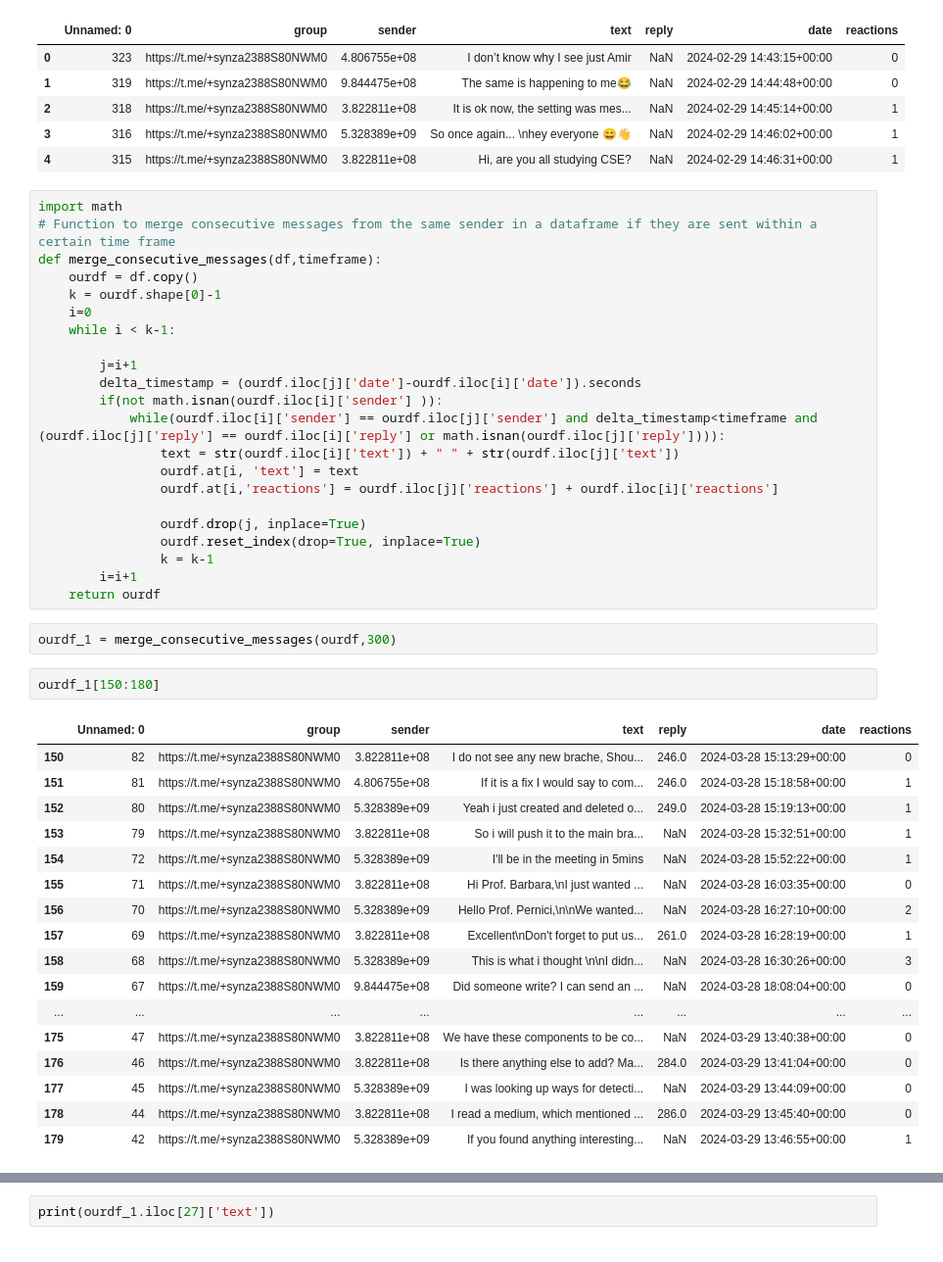
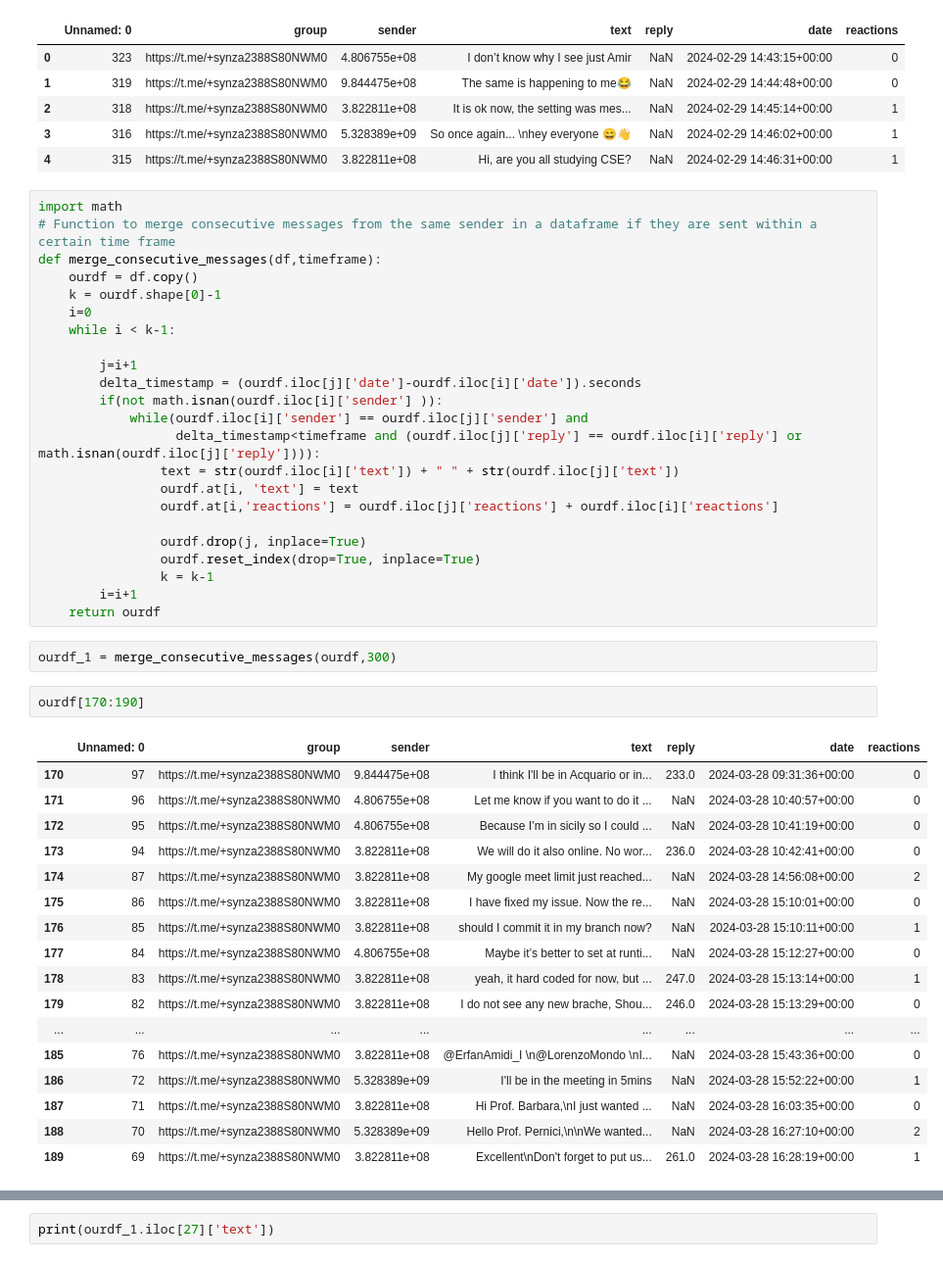
Before and after one commit to amirmosio/telegram-event-detection, a Jupyter notebook: Cosine_Similarities.ipynb, the cells around one changed output, grey strips where cells are left out. Shown at 98% size. Drawn from its saved outputs; the diff is of its cells as text.

```diff
--- a/Cosine_Similarities.ipynb
+++ b/Cosine_Similarities.ipynb
@@ -173,7 +173,8 @@ def merge_consecutive_messages(df,timeframe):
         j=i+1
         delta_timestamp = (ourdf.iloc[j]['date']-ourdf.iloc[i]['date']).seconds
         if(not math.isnan(ourdf.iloc[i]['sender'] )):
-            while(ourdf.iloc[i]['sender'] == ourdf.iloc[j]['sender'] and delta_timestamp<timeframe and (ourdf.iloc[j]['reply'] == ourdf.iloc[i]['reply'] or math.isnan(ourdf.iloc[j]['reply']))):
+            while(ourdf.iloc[i]['sender'] == ourdf.iloc[j]['sender'] and
+                  delta_timestamp<timeframe and (ourdf.iloc[j]['reply'] == ourdf.iloc[i]['reply'] or math.isnan(ourdf.iloc[j]['reply']))):
                 text = str(ourdf.iloc[i]['text']) + " " + str(ourdf.iloc[j]['text'])
                 ourdf.at[i, 'text'] = text
                 ourdf.at[i,'reactions'] = ourdf.iloc[j]['reactions'] + ourdf.iloc[i]['reactions']
@@ -185,23 +186,23 @@ def merge_consecutive_messages(df,timeframe):
     return ourdf
 # %%
 ourdf_1 = merge_consecutive_messages(ourdf,300)
-# %%
-ourdf_1[150:180]
-# %% [output]
-|  | Unnamed: 0 | group | sender | text | reply | date | reactions |
-| 150 | 82 | https://t.me/+synza2388S80NWM0 | 3.822811e+08 | I do not see any new brache, Shou... | 246.0 | 2024-03-28 15:13:29+00:00 | 0 |
-| 151 | 81 | https://t.me/+synza2388S80NWM0 | 4.806755e+08 | If it is a fix I would say to com... | 246.0 | 2024-03-28 15:18:58+00:00 | 1 |
-| 152 | 80 | https://t.me/+synza2388S80NWM0 | 5.328389e+09 | Yeah i just created and deleted o... | 249.0 | 2024-03-28 15:19:13+00:00 | 1 |
-| 153 | 79 | https://t.me/+synza2388S80NWM0 | 3.822811e+08 | So i will push it to the main bra... | NaN | 2024-03-28 15:32:51+00:00 | 1 |
-| 154 | 72 | https://t.me/+synza2388S80NWM0 | 5.328389e+09 | I'll be in the meeting in 5mins | NaN | 2024-03-28 15:52:22+00:00 | 1 |
-| 155 | 71 | https://t.me/+synza2388S80NWM0 | 3.822811e+08 | Hi Prof. Barbara,\nI just wanted ... | NaN | 2024-03-28 16:03:35+00:00 | 0 |
-| 156 | 70 | https://t.me/+synza2388S80NWM0 | 5.328389e+09 | Hello Prof. Pernici,\n\nWe wanted... | NaN | 2024-03-28 16:27:10+00:00 | 2 |
-| 157 | 69 | https://t.me/+synza2388S80NWM0 | 3.822811e+08 | Excellent\nDon't forget to put us... | 261.0 | 2024-03-28 16:28:19+00:00 | 1 |
-| 158 | 68 | https://t.me/+synza2388S80NWM0 | 5.328389e+09 | This is what i thought \n\nI didn... | NaN | 2024-03-28 16:30:26+00:00 | 3 |
-| 159 | 67 | https://t.me/+synza2388S80NWM0 | 9.844475e+08 | Did someone write? I can send an ... | NaN | 2024-03-28 18:08:04+00:00 | 0 |
-| ... | ... | ... | ... | ... | ... | ... | ... |
-| 175 | 47 | https://t.me/+synza2388S80NWM0 | 3.822811e+08 | We have these components to be co... | NaN | 2024-03-29 13:40:38+00:00 | 0 |
-| 176 | 46 | https://t.me/+synza2388S80NWM0 | 3.822811e+08 | Is there anything else to add? Ma... | 284.0 | 2024-03-29 13:41:04+00:00 | 0 |
-| 177 | 45 | https://t.me/+synza2388S80NWM0 | 5.328389e+09 | I was looking up ways for detecti... | NaN | 2024-03-29 13:44:09+00:00 | 0 |
-| 178 | 44 | https://t.me/+synza2388S80NWM0 | 3.822811e+08 | I read a medium, which mentioned ... | 286.0 | 2024-03-29 13:45:40+00:00 | 0 |
-| 179 | 42 | https://t.me/+synza2388S80NWM0 | 5.328389e+09 | If you found anything interesting... | NaN | 2024-03-29 13:46:55+00:00 | 1 |
+# %%
+ourdf[170:190]
+# %% [output]
+|  | Unnamed: 0 | group | sender | text | reply | date | reactions |
+| 170 | 97 | https://t.me/+synza2388S80NWM0 | 9.844475e+08 | I think I'll be in Acquario or in... | 233.0 | 2024-03-28 09:31:36+00:00 | 0 |
+| 171 | 96 | https://t.me/+synza2388S80NWM0 | 4.806755e+08 | Let me know if you want to do it ... | NaN | 2024-03-28 10:40:57+00:00 | 0 |
+| 172 | 95 | https://t.me/+synza2388S80NWM0 | 4.806755e+08 | Because I’m in sicily so I could ... | NaN | 2024-03-28 10:41:19+00:00 | 0 |
+| 173 | 94 | https://t.me/+synza2388S80NWM0 | 3.822811e+08 | We will do it also online. No wor... | 236.0 | 2024-03-28 10:42:41+00:00 | 0 |
+| 174 | 87 | https://t.me/+synza2388S80NWM0 | 3.822811e+08 | My google meet limit just reached... | NaN | 2024-03-28 14:56:08+00:00 | 2 |
+| 175 | 86 | https://t.me/+synza2388S80NWM0 | 3.822811e+08 | I have fixed my issue. Now the re... | NaN | 2024-03-28 15:10:01+00:00 | 0 |
+| 176 | 85 | https://t.me/+synza2388S80NWM0 | 3.822811e+08 | should I commit it in my branch now? | NaN | 2024-03-28 15:10:11+00:00 | 1 |
+| 177 | 84 | https://t.me/+synza2388S80NWM0 | 4.806755e+08 | Maybe it’s better to set at runti... | NaN | 2024-03-28 15:12:27+00:00 | 0 |
+| 178 | 83 | https://t.me/+synza2388S80NWM0 | 3.822811e+08 | yeah, it hard coded for now, but ... | 247.0 | 2024-03-28 15:13:14+00:00 | 1 |
+| 179 | 82 | https://t.me/+synza2388S80NWM0 | 3.822811e+08 | I do not see any new brache, Shou... | 246.0 | 2024-03-28 15:13:29+00:00 | 0 |
+| ... | ... | ... | ... | ... | ... | ... | ... |
+| 185 | 76 | https://t.me/+synza2388S80NWM0 | 3.822811e+08 | @ErfanAmidi_I \n@LorenzoMondo \nI... | NaN | 2024-03-28 15:43:36+00:00 | 0 |
+| 186 | 72 | https://t.me/+synza2388S80NWM0 | 5.328389e+09 | I'll be in the meeting in 5mins | NaN | 2024-03-28 15:52:22+00:00 | 1 |
+| 187 | 71 | https://t.me/+synza2388S80NWM0 | 3.822811e+08 | Hi Prof. Barbara,\nI just wanted ... | NaN | 2024-03-28 16:03:35+00:00 | 0 |
+| 188 | 70 | https://t.me/+synza2388S80NWM0 | 5.328389e+09 | Hello Prof. Pernici,\n\nWe wanted... | NaN | 2024-03-28 16:27:10+00:00 | 2 |
+| 189 | 69 | https://t.me/+synza2388S80NWM0 | 3.822811e+08 | Excellent\nDon't forget to put us... | 261.0 | 2024-03-28 16:28:19+00:00 | 1 |
```
Also changed, not shown: parts of 1 cell of this notebook, 1 other file.
